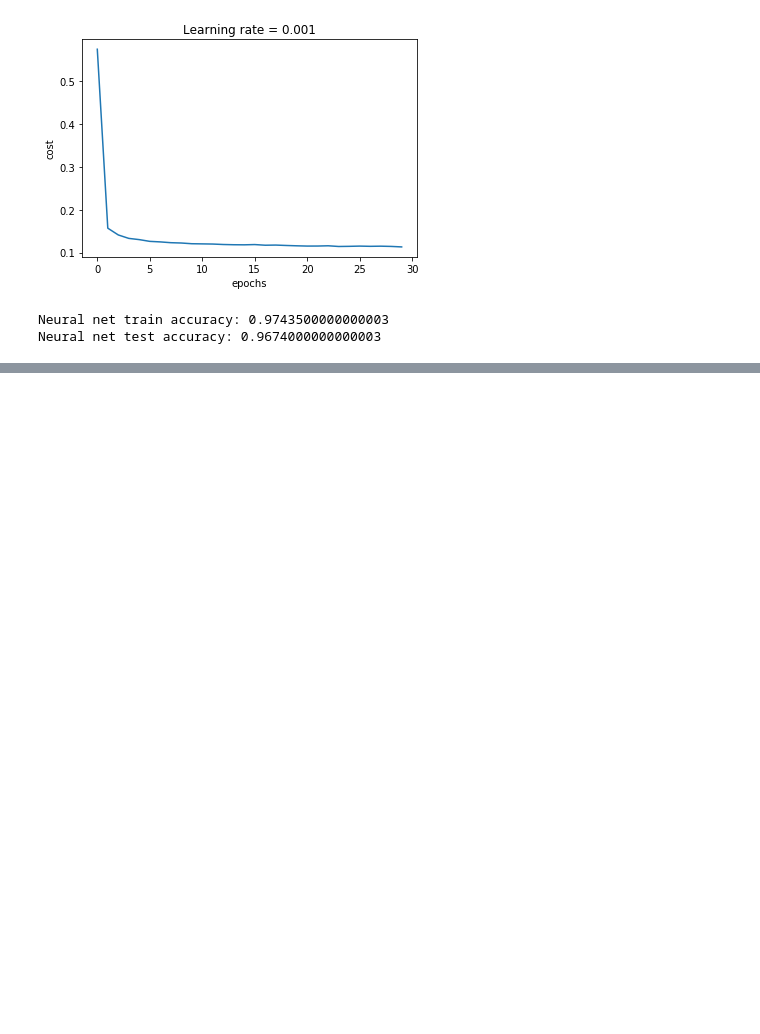
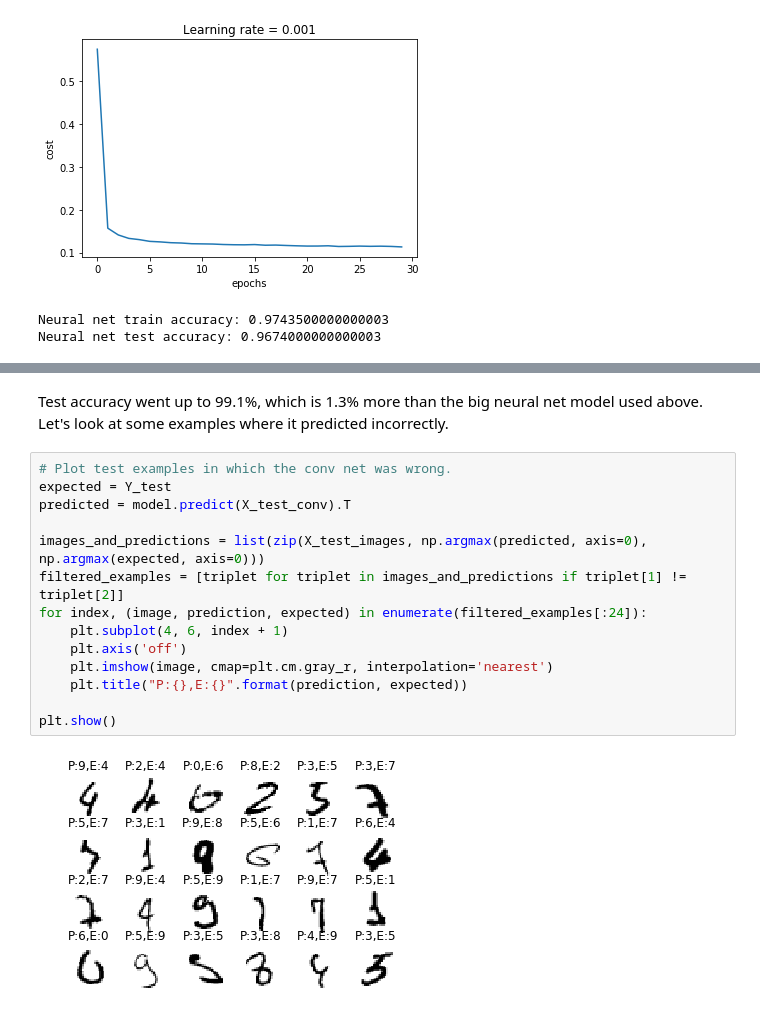
Before and after one commit to antonrd/machine_learning_implementations, a Jupyter notebook: MNIST test.ipynb, the cells around one changed output, grey strips where cells are left out. Saved outputs shown, nothing was run; the diff lists cells and outputs as text; blank space fills up the shorter version.

```diff
--- a/MNIST test.ipynb
+++ b/MNIST test.ipynb
@@ -232,0 +337,18 @@ plt.show()
+# %% [markdown]
+Test accuracy went up to 99.1%, which is 1.3% more than the big neural net model used above. Let's look at some examples where it predicted incorrectly.
+# %%
+# Plot test examples in which the conv net was wrong.
+expected = Y_test
+predicted = model.predict(X_test_conv).T
+
+images_and_predictions = list(zip(X_test_images, np.argmax(predicted, axis=0), np.argmax(expected, axis=0)))
+filtered_examples = [triplet for triplet in images_and_predictions if triplet[1] != triplet[2]]
+for index, (image, prediction, expected) in enumerate(filtered_examples[:24]):
+    plt.subplot(4, 6, index + 1)
+    plt.axis('off')
+    plt.imshow(image, cmap=plt.cm.gray_r, interpolation='nearest')
+    plt.title("P:{},E:{}".format(prediction, expected))
+
+plt.show()
+# %% [output]
+[figure, added]
```
Also changed, not shown: parts of 8 cells of this notebook.
